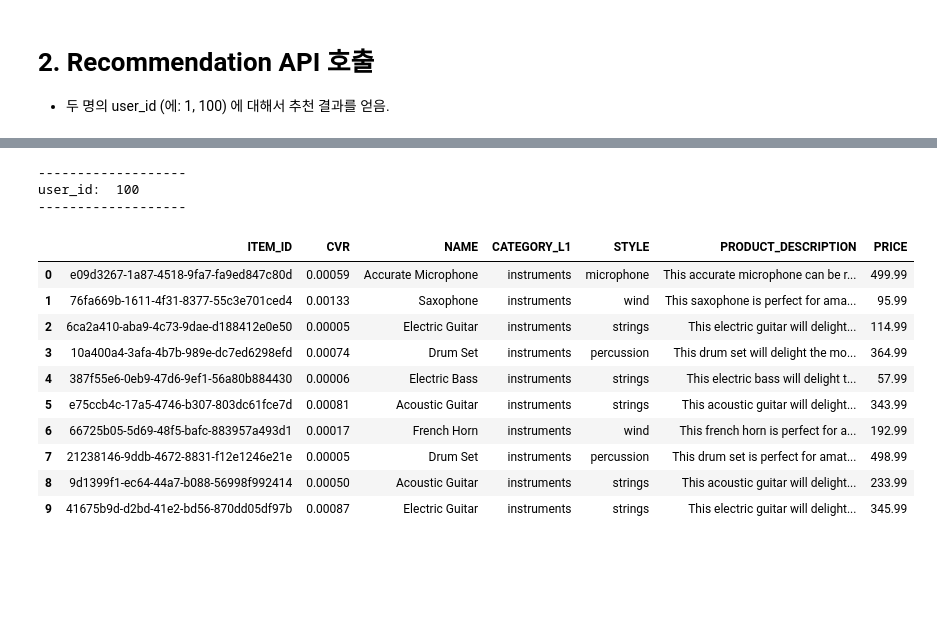
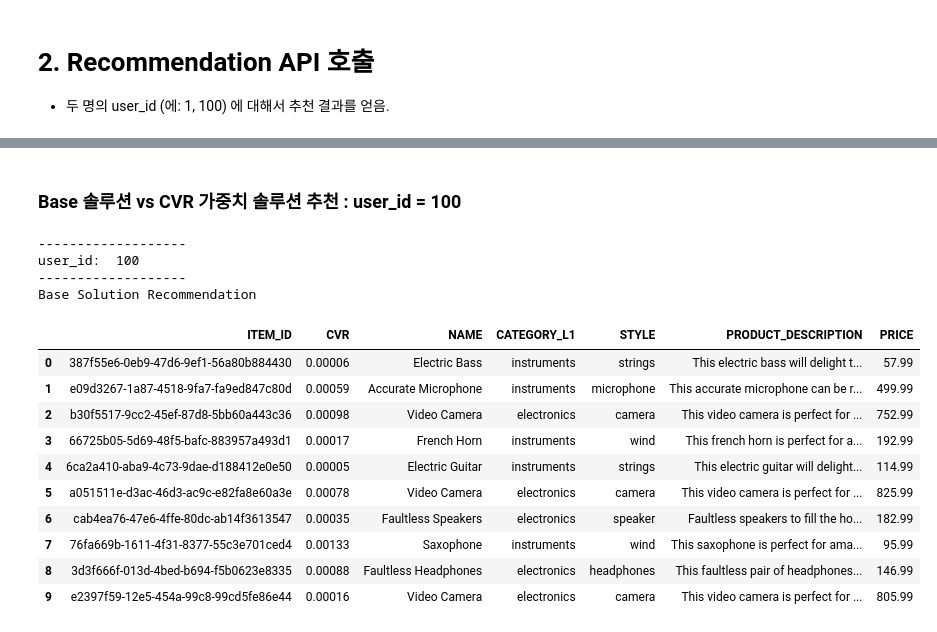
Before and after one commit to jesamkim/amazon-personalize-cvr, a Jupyter notebook: code/8.get_recommendations.ipynb, the cells around one changed output, grey strips where cells are left out. Drawn from its saved outputs; the diff is of its cells as text; code cells hidden in the pictures; blank space fills up the shorter version.

```diff
--- a/code/8.get_recommendations.ipynb
+++ b/code/8.get_recommendations.ipynb
@@ -50,7 +48,7 @@ campaign_arn
 user_id = 1
 
 get_recommendations_response = personalize_runtime.get_recommendations(
-    campaignArn = campaign_arn,
+    campaignArn = campaign_arn1,
     userId = str(user_id),
     numResults = 10
 )
@@ -64,6 +62,7 @@ for item in get_recommendations_response['itemList']:
 print("-------------------")
 print("user_id: ", user_id)
 print("-------------------")
+print("Base Solution Recommendation")
 get_item_list_details(items_df, items_list)  # 유의: 기존의 추천 순서와 리턴의 값이 순서가 다름
 # %% [output]
 -------------------
@@ -82,0 +83,20 @@ user_id:  1
+# %%
+user_id = 1
+
+get_recommendations_response = personalize_runtime.get_recommendations(
+    campaignArn = campaign_arn2,
+    userId = str(user_id),
+    numResults = 10
+)
+
+
+items_list = []
+for item in get_recommendations_response['itemList']:
+    items_list.append(item['itemId'])
+    # print (item['itemId'])
+
+print("-------------------")
+print("user_id: ", user_id)
+print("-------------------")
+print("CVR Solution Recommendation")
+get_item_list_details(items_df, items_list)  # 유의: 기존의 추천 순서와 리턴의 값이 순서가 다름
@@ -83,34 +119,38 @@ user_id:  1
+# %% [markdown]
+### Base 솔루션 vs CVR 가중치 솔루션 추천 : user_id = 100
 # %%
 user_id = 100
 
 get_recommendations_response = personalize_runtime.get_recommendations(
-    campaignArn = campaign_arn,
+    campaignArn = campaign_arn1,
     userId = str(user_id),
     numResults = 10
 )
 
 
 items_list = []
 for item in get_recommendations_response['itemList']:
     items_list.append(item['itemId'])
     # print (item['itemId'])
 
 print("-------------------")
 print("user_id: ", user_id)
 print("-------------------")
+print("Base Solution Recommendation")
 get_item_list_details(items_df, items_list)  # 유의: 기존의 추천 순서와 리턴의 값이 순서가 다름
 # %% [output]
 -------------------
 user_id:  100
 -------------------
+Base Solution Recommendation
 |  | ITEM_ID | CVR | NAME | CATEGORY_L1 | STYLE | PRODUCT_DESCRIPTION | PRICE |
-| 0 | e09d3267-1a87-4518-9fa7-fa9ed847c80d | 0.00059 | Accurate Microphone | instruments | microphone | This accurate microphone can be r... | 499.99 |
-| 1 | 76fa669b-1611-4f31-8377-55c3e701ced4 | 0.00133 | Saxophone | instruments | wind | This saxophone is perfect for ama... | 95.99 |
-| 2 | 6ca2a410-aba9-4c73-9dae-d188412e0e50 | 0.00005 | Electric Guitar | instruments | strings | This electric guitar will delight... | 114.99 |
-| 3 | 10a400a4-3afa-4b7b-989e-dc7ed6298efd | 0.00074 | Drum Set | instruments | percussion | This drum set will delight the mo... | 364.99 |
-| 4 | 387f55e6-0eb9-47d6-9ef1-56a80b884430 | 0.00006 | Electric Bass | instruments | strings | This electric bass will delight t... | 57.99 |
-| 5 | e75ccb4c-17a5-4746-b307-803dc61fce7d | 0.00081 | Acoustic Guitar | instruments | strings | This acoustic guitar will delight... | 343.99 |
-| 6 | 66725b05-5d69-48f5-bafc-883957a493d1 | 0.00017 | French Horn | instruments | wind | This french horn is perfect for a... | 192.99 |
-| 7 | 21238146-9ddb-4672-8831-f12e1246e21e | 0.00005 | Drum Set | instruments | percussion | This drum set is perfect for amat... | 498.99 |
-| 8 | 9d1399f1-ec64-44a7-b088-56998f992414 | 0.00050 | Acoustic Guitar | instruments | strings | This acoustic guitar will delight... | 233.99 |
-| 9 | 41675b9d-d2bd-41e2-bd56-870dd05df97b | 0.00087 | Electric Guitar | instruments | strings | This electric guitar will delight... | 345.99 |
+| 0 | 387f55e6-0eb9-47d6-9ef1-56a80b884430 | 0.00006 | Electric Bass | instruments | strings | This electric bass will delight t... | 57.99 |
+| 1 | e09d3267-1a87-4518-9fa7-fa9ed847c80d | 0.00059 | Accurate Microphone | instruments | microphone | This accurate microphone can be r... | 499.99 |
+| 2 | b30f5517-9cc2-45ef-87d8-5bb60a443c36 | 0.00098 | Video Camera | electronics | camera | This video camera is perfect for ... | 752.99 |
+| 3 | 66725b05-5d69-48f5-bafc-883957a493d1 | 0.00017 | French Horn | instruments | wind | This french horn is perfect for a... | 192.99 |
+| 4 | 6ca2a410-aba9-4c73-9dae-d188412e0e50 | 0.00005 | Electric Guitar | instruments | strings | This electric guitar will delight... | 114.99 |
+| 5 | a051511e-d3ac-46d3-ac9c-e82fa8e60a3e | 0.00078 | Video Camera | electronics | camera | This video camera is perfect for ... | 825.99 |
+| 6 | cab4ea76-47e6-4ffe-80dc-ab14f3613547 | 0.00035 | Faultless Speakers | electronics | speaker | Faultless speakers to fill the ho... | 182.99 |
+| 7 | 76fa669b-1611-4f31-8377-55c3e701ced4 | 0.00133 | Saxophone | instruments | wind | This saxophone is perfect for ama... | 95.99 |
+| 8 | 3d3f666f-013d-4bed-b694-f5b0623e8335 | 0.00088 | Faultless Headphones | electronics | headphones | This faultless pair of headphones... | 146.99 |
+| 9 | e2397f59-12e5-454a-99c8-99cd5fe86e44 | 0.00016 | Video Camera | electronics | camera | This video camera is perfect for ... | 805.99 |
```
Also changed, not shown: parts of 5 cells of this notebook, 2 other files.
